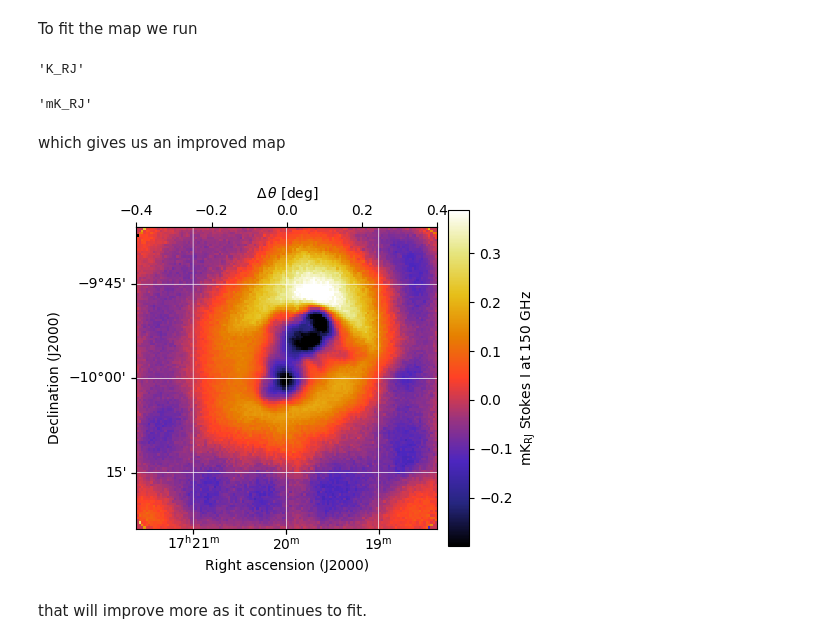
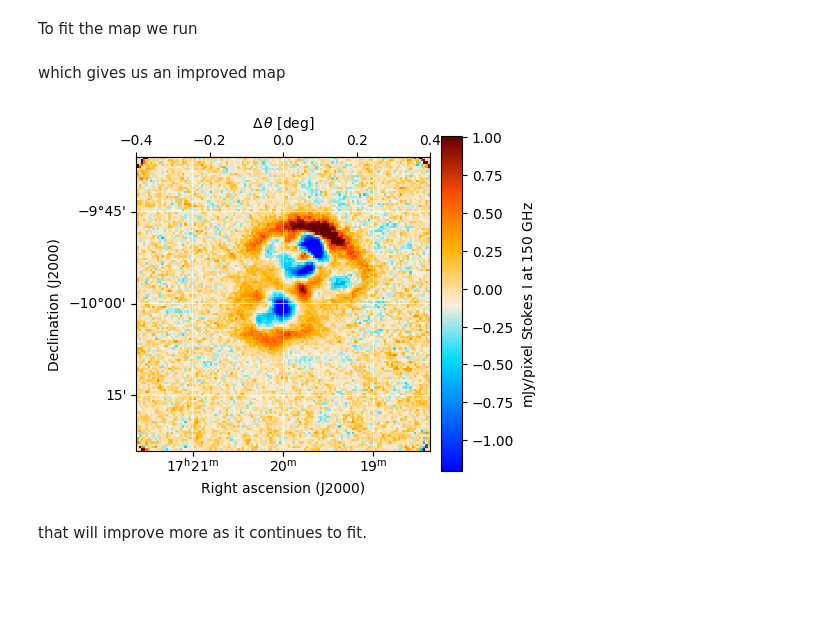
Before and after one commit to thomaswmorris/maria, a Jupyter notebook: tutorials/maximum-likelihood-mapper.ipynb, the cells around one changed output. Cells and saved outputs as stored; diff of their text form; code cells hidden in the pictures; blank space fills up the shorter version.

```diff
--- a/tutorials/maximum-likelihood-mapper.ipynb
+++ b/tutorials/maximum-likelihood-mapper.ipynb
@@ -34,7 +34,7 @@ ProjectionMap:
 from maria import Planner
 
 planner = Planner(target=input_map, site="cerro_toco", constraints={"el": (70, 90)})
-plans = planner.generate_plans(total_duration=1200,
+plans = planner.generate_plans(total_duration=1800,
                                max_chunk_duration=600,
                                sample_rate=50,
                                scan_options={"radius": input_map.width.deg / 2})
@@ -56,7 +57,7 @@ f150 = Band(
     center=150e9,
     width=30e9,
     NET_RJ=30e-6,
-    knee=1e0,
+    knee=1e1,
     gain_error=2e-2)
 
 array = {"field_of_view": 0.1,
@@ -120,9 +123,8 @@ tods[0].plot()
 # %%
 from maria.mappers import MaximumLikelihoodMapper
 
-ml_mapper = MaximumLikelihoodMapper(frame="ra/dec",
-                                    width=0.8 * input_map.width.deg,
-                                    height=0.8 * input_map.height.deg,
-                                    tods=tods,
-                                    units="mK_RJ")
+ml_mapper = MaximumLikelihoodMapper(tods=tods,
+                                    width=0.8*input_map.width.deg,
+                                    height=0.8*input_map.height.deg,
+                                    units="Jy/pixel")
 # %% [output]
@@ -139,20 +159,12 @@ ml_mapper.map.plot()
 # %% [markdown]
 To fit the map we run
 # %%
-ml_mapper.fit(epochs=4, steps_per_epoch=32, lr=1e0)
+ml_mapper.fit(epochs=4, steps_per_epoch=32, lr=1e-1)
-# %%
-ml_mapper.map_units
-# %% [output]
-'K_RJ'
-# %%
-ml_mapper.tod_units
-# %% [output]
-'mK_RJ'
 # %% [markdown]
 which gives us an improved map
 # %%
-ml_mapper.map.plot()
+ml_mapper.map.plot(cmap="cmb")
 # %% [output]
-[figure, old version]
+[figure, new version]
 # %% [markdown]
 that will improve more as it continues to fit.
```
Also changed, not shown: parts of 7 cells of this notebook, 53 other files.
